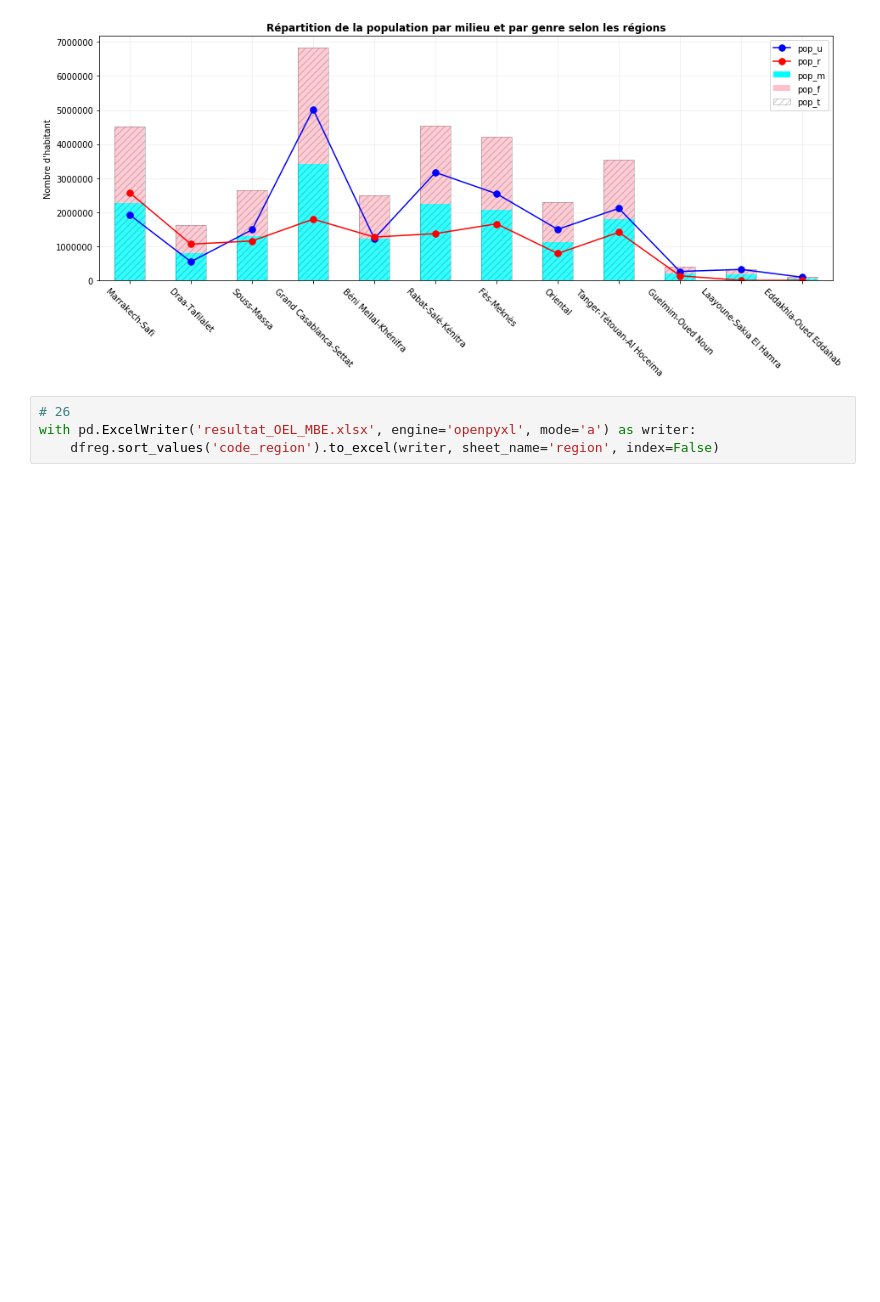
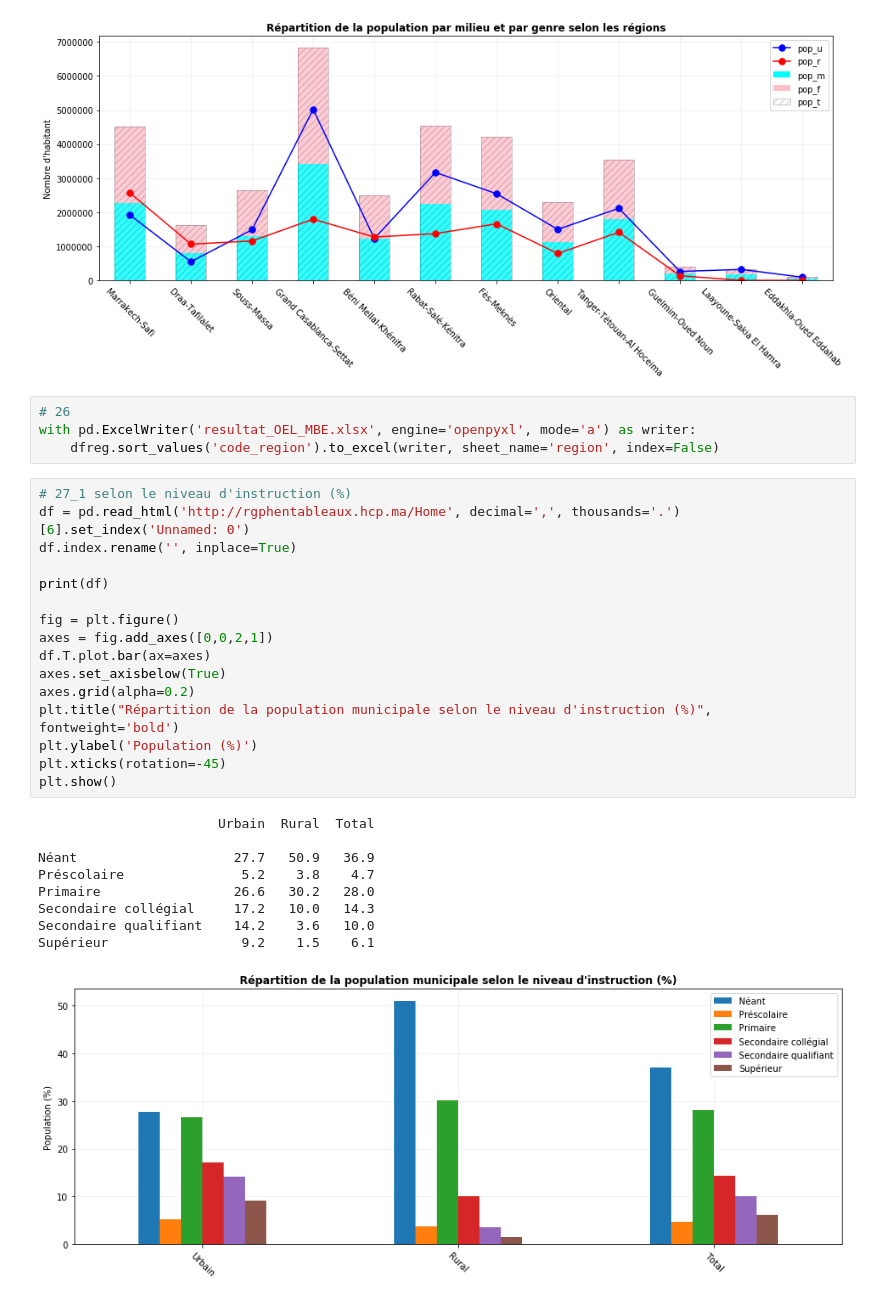
Before and after one commit to MarouaneBerkak/pandas_test, a Jupyter notebook: notebook_OEL_MBE.ipynb, the cells around one changed output. Drawn from its saved outputs; the diff is of its cells as text; blank space fills up the shorter version.

```diff
--- a/notebook_OEL_MBE.ipynb
+++ b/notebook_OEL_MBE.ipynb
@@ -451,3 +450,29 @@ plt.show()
 # 26
 with pd.ExcelWriter('resultat_OEL_MBE.xlsx', engine='openpyxl', mode='a') as writer:
     dfreg.sort_values('code_region').to_excel(writer, sheet_name='region', index=False)
+# %%
+# 27_1 selon le niveau d'instruction (%)
+df = pd.read_html('http://rgphentableaux.hcp.ma/Home', decimal=',', thousands='.')[6].set_index('Unnamed: 0')
+df.index.rename('', inplace=True)
+
+print(df)
+
+fig = plt.figure()
+axes = fig.add_axes([0,0,2,1])
+df.T.plot.bar(ax=axes)
+axes.set_axisbelow(True)
+axes.grid(alpha=0.2)
+plt.title("Répartition de la population municipale selon le niveau d'instruction (%)", fontweight='bold')
+plt.ylabel('Population (%)')
+plt.xticks(rotation=-45)
+plt.show()
+# %% [output]
+                       Urbain  Rural  Total
+
+Néant                    27.7   50.9   36.9
+Préscolaire               5.2    3.8    4.7
+Primaire                 26.6   30.2   28.0
+Secondaire collégial     17.2   10.0   14.3
+Secondaire qualifiant    14.2    3.6   10.0
+Supérieur                 9.2    1.5    6.1
+[figure, added]
```
Also changed, not shown: parts of 10 cells of this notebook.
